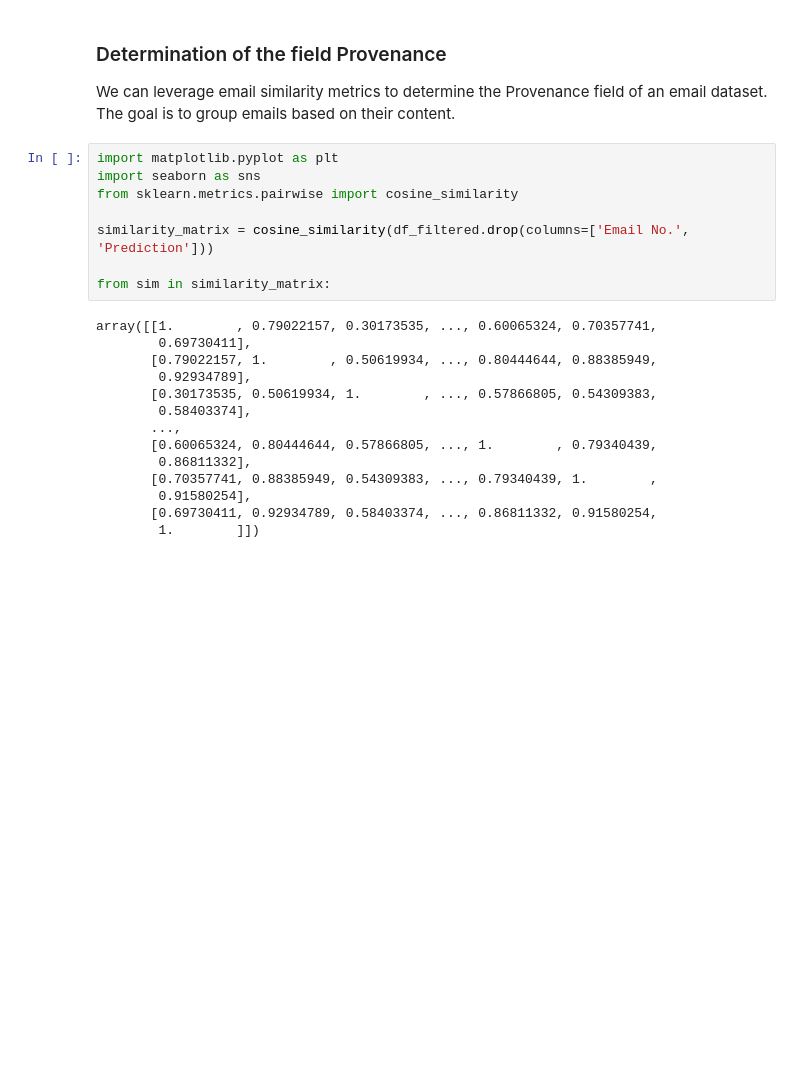
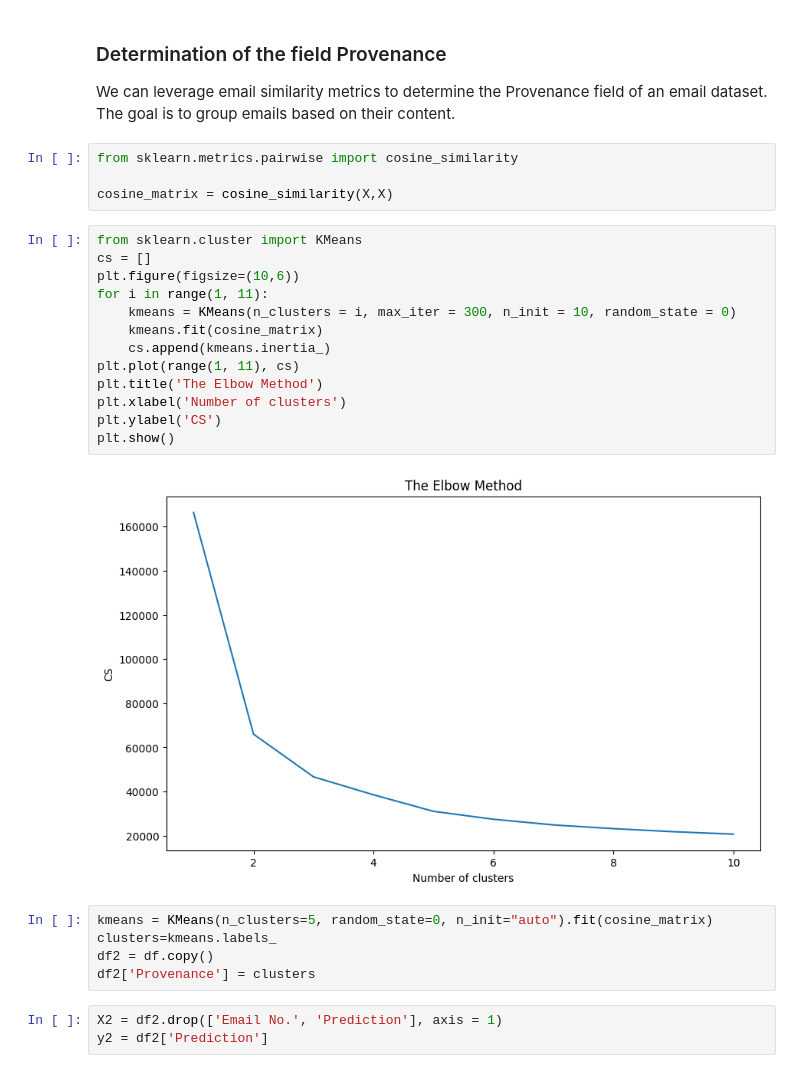
Before and after one commit to Benson00/Spam-detection, a Jupyter notebook: spam_detection.ipynb, the cells around one changed output. Cells and saved outputs as stored; diff of their text form; blank space fills up the shorter version.

```diff
--- a/spam_detection.ipynb
+++ b/spam_detection.ipynb
@@ -151,25 +140,30 @@ plt.show()
 # %% [markdown]
 ### Determination of the field Provenance
 We can leverage email similarity metrics to determine the Provenance field of an email dataset. The goal is to group emails based on their content.
-# %%
-import matplotlib.pyplot as plt
-import seaborn as sns
-from sklearn.metrics.pairwise import cosine_similarity
-
-similarity_matrix = cosine_similarity(df_filtered.drop(columns=['Email No.', 'Prediction']))
-
-from sim in similarity_matrix:
-# %% [output]
-array([[1.        , 0.79022157, 0.30173535, ..., 0.60065324, 0.70357741,
-        0.69730411],
-       [0.79022157, 1.        , 0.50619934, ..., 0.80444644, 0.88385949,
-        0.92934789],
-       [0.30173535, 0.50619934, 1.        , ..., 0.57866805, 0.54309383,
-        0.58403374],
-       ...,
-       [0.60065324, 0.80444644, 0.57866805, ..., 1.        , 0.79340439,
-        0.86811332],
-       [0.70357741, 0.88385949, 0.54309383, ..., 0.79340439, 1.        ,
-        0.91580254],
-       [0.69730411, 0.92934789, 0.58403374, ..., 0.86811332, 0.91580254,
-        1.        ]])
+# %%
+from sklearn.metrics.pairwise import cosine_similarity
+
+cosine_matrix = cosine_similarity(X,X)
+# %%
+from sklearn.cluster import KMeans
+cs = []
+plt.figure(figsize=(10,6))
+for i in range(1, 11):
+    kmeans = KMeans(n_clusters = i, max_iter = 300, n_init = 10, random_state = 0)
+    kmeans.fit(cosine_matrix)
+    cs.append(kmeans.inertia_)
+plt.plot(range(1, 11), cs)
+plt.title('The Elbow Method')
+plt.xlabel('Number of clusters')
+plt.ylabel('CS')
+plt.show()
+# %% [output]
+[figure, added]
+# %%
+kmeans = KMeans(n_clusters=5, random_state=0, n_init="auto").fit(cosine_matrix)
+clusters=kmeans.labels_
+df2 = df.copy()
+df2['Provenance'] = clusters
+# %%
+X2 = df2.drop(['Email No.', 'Prediction'], axis = 1)
+y2 = df2['Prediction']
```
Also changed, not shown: parts of 12 cells of this notebook.
